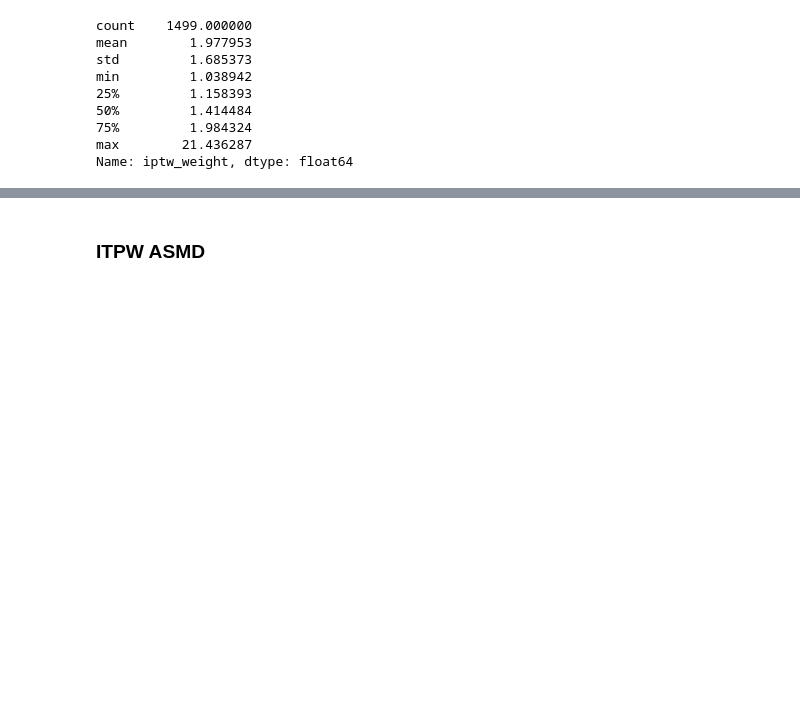
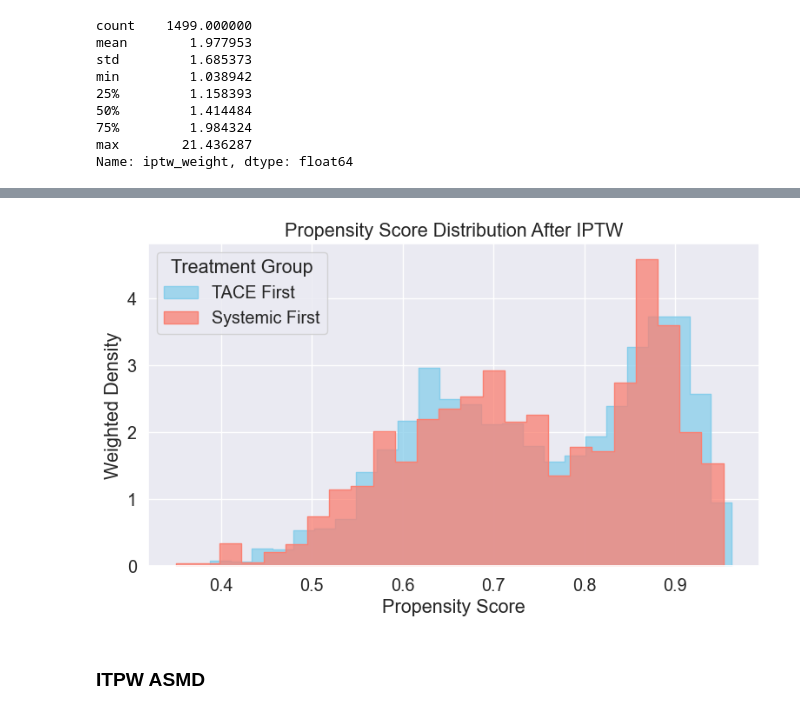
Before and after one commit to NicWYZ/HCC_TACE, a Jupyter notebook: TACE_IO_NCDB.ipynb, the cells around one changed output, grey strips where cells are left out. Saved outputs shown, nothing was run; the diff lists cells and outputs as text; code cells hidden in the pictures; blank space fills up the shorter version.

```diff
--- a/TACE_IO_NCDB.ipynb
+++ b/TACE_IO_NCDB.ipynb
@@ -342,3 +363,26 @@ plt.show()
+# %%
+plt.figure(figsize=(8, 5))
+
+sns.histplot(
+    data=df_hcc[df_hcc['sequence_group'] == 1],
+    x='ps', weights='iptw_weight', bins=25, stat='density',
+    color='skyblue', label='TACE First', element='step'
+)
+
+sns.histplot(
+    data=df_hcc[df_hcc['sequence_group'] == 0],
+    x='ps', weights='iptw_weight', bins=25, stat='density',
+    color='salmon', label='Systemic First', element='step'
+)
+
+plt.title("Propensity Score Distribution After IPTW")
+plt.xlabel("Propensity Score")
+plt.ylabel("Weighted Density")
+plt.legend(title='Treatment Group')
+plt.tight_layout()
+plt.show()
+# %% [output]
+[figure, added]
 # %% [markdown]
 ### ITPW ASMD
 # %%
```
Also changed, not shown: parts of 28 cells of this notebook, 1 other file.
